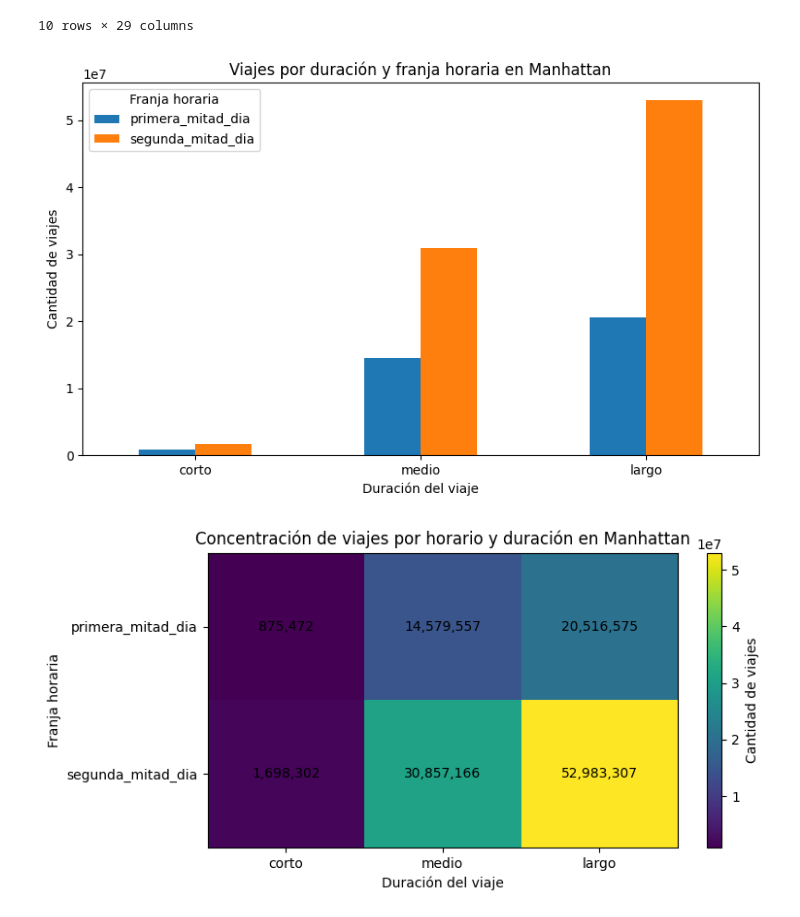
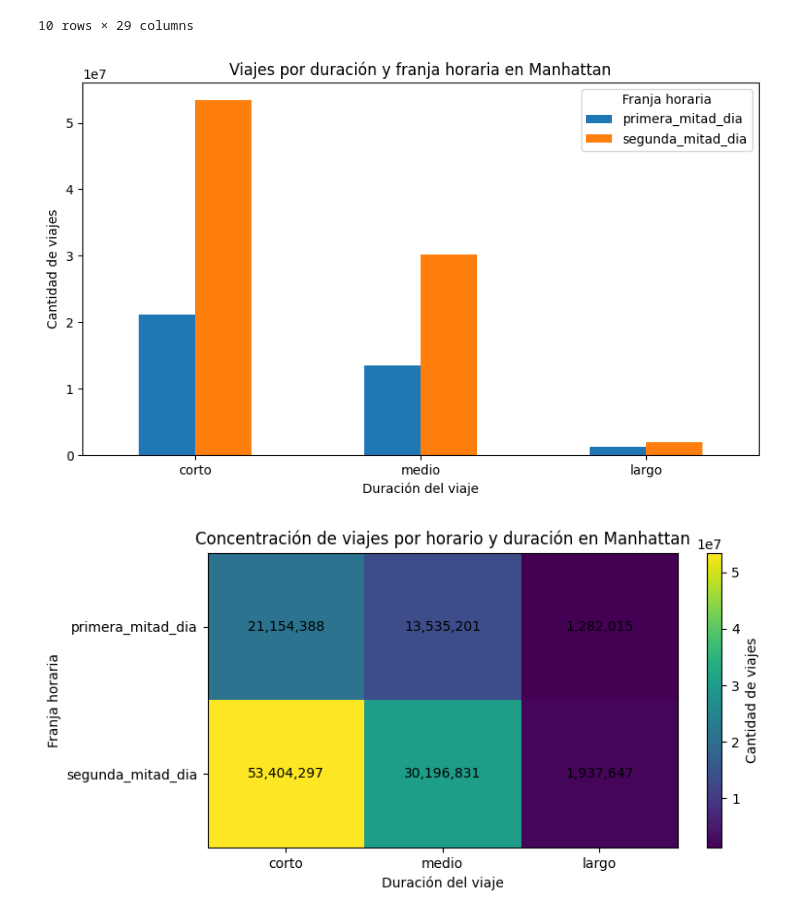
Before and after one commit to ArielAlvarezWAI87/BigData, a Jupyter notebook: notebooks/2_0_e8_NYC_Yellow_Taxi_DB.ipynb, the cells around one changed output. Saved outputs shown, nothing was run; the diff lists cells and outputs as text; code cells hidden in the pictures.

Commit message:
usar trip_distance para particion

```diff
--- a/notebooks/2_0_e8_NYC_Yellow_Taxi_DB.ipynb
+++ b/notebooks/2_0_e8_NYC_Yellow_Taxi_DB.ipynb
@@ -236,9 +236,9 @@ df_partitioned = (
       .filter(F.col("pickup_borough") == "Manhattan")
 
       .withColumn(
-          "trip_duration_bucket",
-          F.when(F.col("trip_duration_minutes") <= 2, "corto")
-          .when(F.col("trip_duration_minutes") <= 10, "medio")
+          "trip_distance_bucket",
+          F.when(F.col("trip_distance") <= 2, "corto")
+          .when(F.col("trip_distance") <= 10, "medio")
           .otherwise("largo")
       )
 
@@ -369,15 +369,15 @@ sample.limit(10).toPandas()
 #@title viajes por duración y franja horaria en Manhattan
 plot_counts = (
     df_partitioned
-    .groupBy("pickup_hour_bucket", "trip_duration_bucket")
+    .groupBy("pickup_hour_bucket", "trip_distance_bucket")
     .count()
-    .orderBy("pickup_hour_bucket", "trip_duration_bucket")
+    .orderBy("pickup_hour_bucket", "trip_distance_bucket")
 )
 
 plot_counts_pd = plot_counts.toPandas()
 
 pivot_counts = plot_counts_pd.pivot(
-    index="trip_duration_bucket",
+    index="trip_distance_bucket",
     columns="pickup_hour_bucket",
     values="count"
 ).fillna(0)
@@ -394,21 +394,21 @@ plt.legend(title="Franja horaria")
 plt.tight_layout()
 plt.show()
 # %% [output]
-[figure, old version]
+[figure, new version]
 # %%
 #@title Concentración de viajes por horario y duración en Manhattan
 heatmap_data = (
     df_partitioned
-    .groupBy("pickup_hour_bucket", "trip_duration_bucket")
+    .groupBy("pickup_hour_bucket", "trip_distance_bucket")
     .count()
-    .orderBy("pickup_hour_bucket", "trip_duration_bucket")
+    .orderBy("pickup_hour_bucket", "trip_distance_bucket")
 )
 
 heatmap_pd = heatmap_data.toPandas()
 
 heatmap_pivot = heatmap_pd.pivot(
     index="pickup_hour_bucket",
-    columns="trip_duration_bucket",
+    columns="trip_distance_bucket",
     values="count"
 ).fillna(0)
 
@@ -417,31 +417,31 @@ heatmap_pivot = heatmap_pivot.reindex([
     "primera_mitad_dia",
     "segunda_mitad_dia"
 ])
 
 plt.figure(figsize=(8, 4))
 plt.imshow(heatmap_pivot, aspect="auto")
 
 plt.title("Concentración de viajes por horario y duración en Manhattan")
 plt.xlabel("Duración del viaje")
 plt.ylabel("Franja horaria")
 
 plt.xticks(
     range(len(heatmap_pivot.columns)),
     heatmap_pivot.columns
 )
 
 plt.yticks(
     range(len(heatmap_pivot.index)),
     heatmap_pivot.index
 )
 
 for i in range(len(heatmap_pivot.index)):
     for j in range(len(heatmap_pivot.columns)):
         value = int(heatmap_pivot.iloc[i, j])
         plt.text(j, i, f"{value:,}", ha="center", va="center")
 
 plt.colorbar(label="Cantidad de viajes")
 plt.tight_layout()
 plt.show()
 # %% [output]
-[figure, old version]
+[figure, new version]
```
Also changed, not shown: parts of 4 cells of this notebook.
